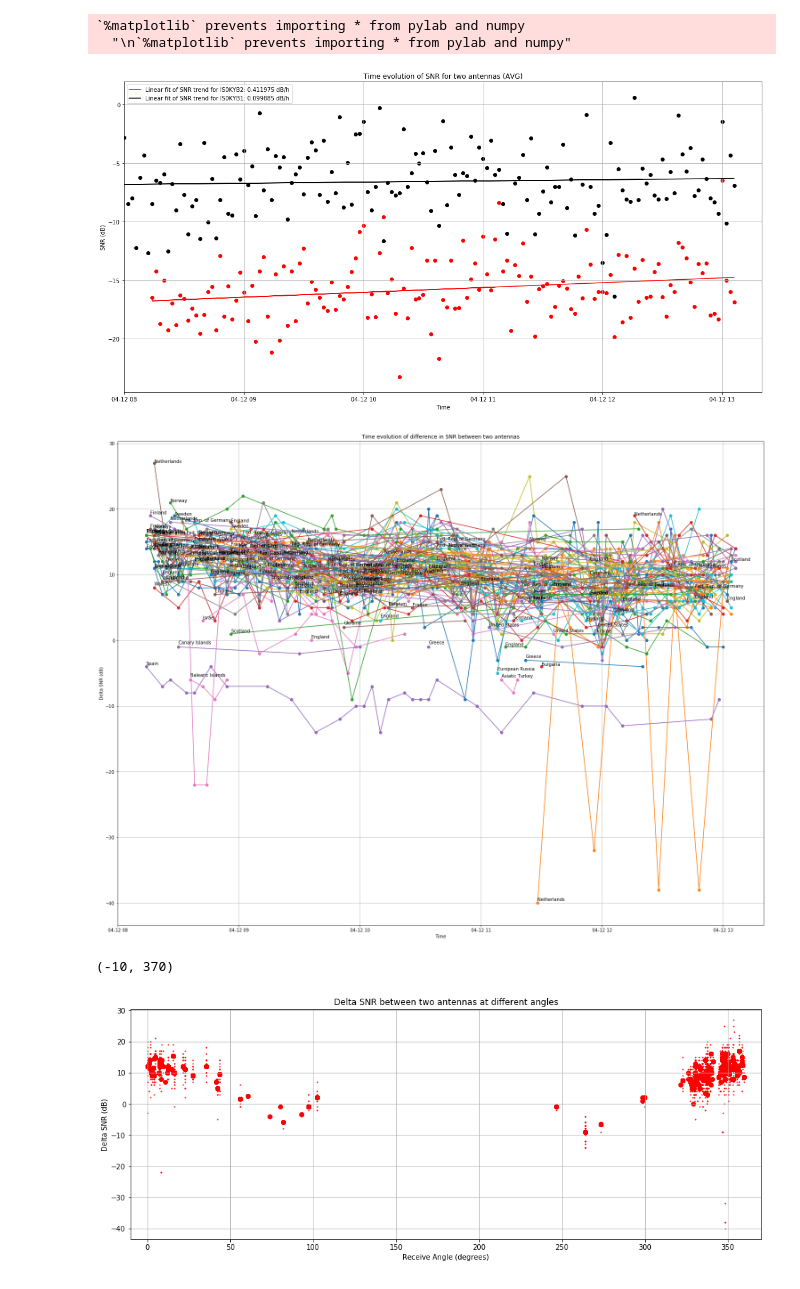
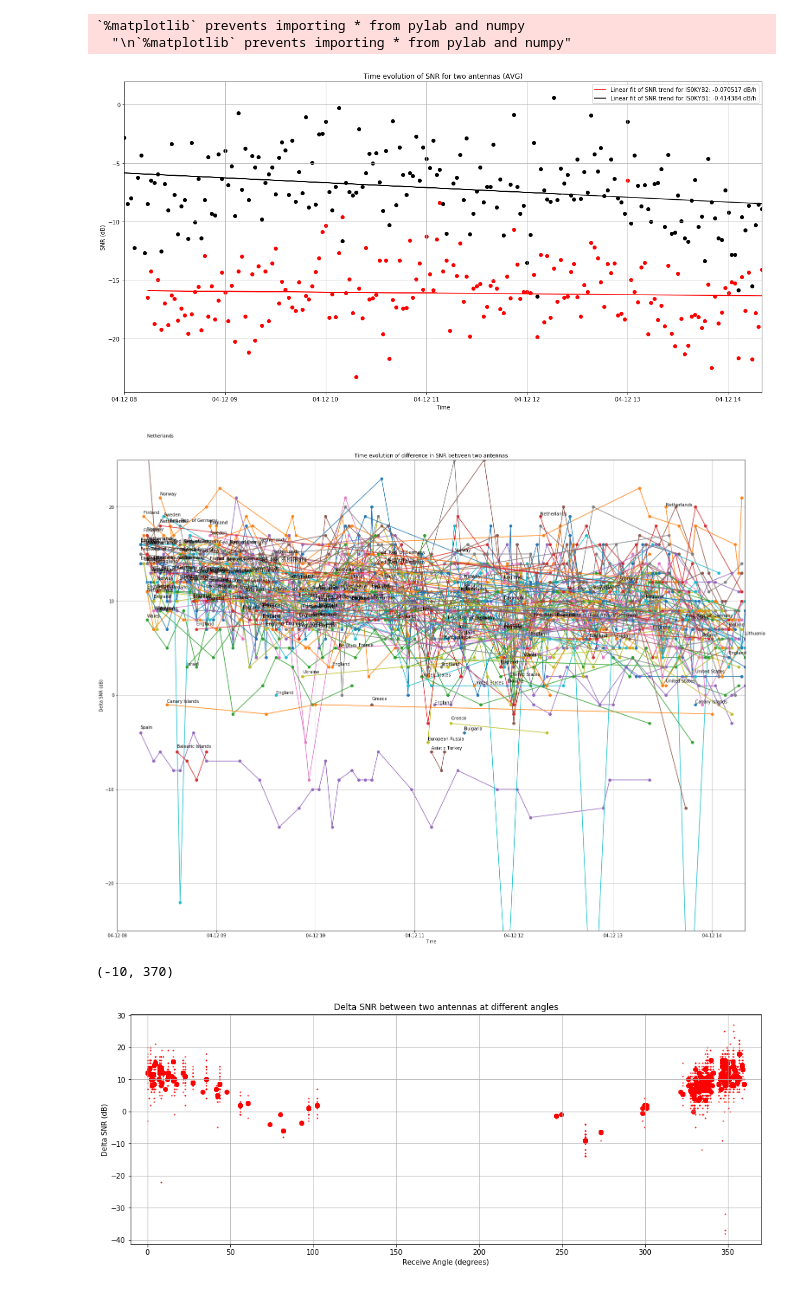
Before and after one commit to iu3qez/APET, a Jupyter notebook: WSPR_Antenna_Pattern.ipynb, the cells around one changed output. Saved outputs shown, nothing was run; the diff lists cells and outputs as text; code cells hidden in the pictures.

```diff
--- a/WSPR_Antenna_Pattern.ipynb
+++ b/WSPR_Antenna_Pattern.ipynb
@@ -65,12 +65,10 @@ print ("Today Sunset: %s" % today_ss)
 print ("*"*50)
 
 timestamp_start = get_unixtime("2019-04-12 08:00") # Filter spots earlier than this (UTC!)
-timestamp_stop = get_unixtime("2019-04-12 13:20") # Filter any spot later than this
+timestamp_stop = get_unixtime("2019-04-12 14:20") # Filter any spot later than this
 
-use_symmetry = False # use this flag to enrich data from one angle also for angle+180 STILL BUGGY DO NOT USE! Leave it to False
-
-antenna_rotation_time = get_unixtime("2019-04-10 15:40") # ignore this, experimental feature
-angle_offset = -90.
+#antenna_rotation_time = get_unixtime("2019-04-10 15:40") # ignore this, experimental feature
+#angle_offset = -90.
 
 # download and parse data from WSPR db
 contents = []
@@ -101,7 +99,7 @@ snr_dict = get_snr_bycall(callsign_sorted_byspots, data_bycallsign_dict, timesta
 
 plot_avg_snr(data_bycallsign_dict, timestamp_start, timestamp_stop, reporter_list)
 # %% [output]
-[figure, old version]
+[figure, new version]
 # %%
 # compute the common parts (wrt reporters) of timeseries (return timestamps for both reporters)
 
@@ -111,30 +109,34 @@ common_ts_bycall = data_by_callsign_common(data_bycallsign_dict, reporter_list)
 
 deltasnr_dict = get_deltasnr_bycall(callsign_sorted_byspots, data_bycallsign_dict, timestamp_start, timestamp_stop, antenna_rotation_time, reporter_list, common_ts_bycall, rx_offset, topn=-1, plot_flag=True, country=True)
 # %% [output]
-[figure, old version]
+[figure, new version]
 # %%
 # Scatter plot of the difference in dB between the two antennas
 
 plt.figure(figsize=(16,6))
 for call in deltasnr_dict:
     deltasnr_list = deltasnr_dict[call]
-    az_list1 = [haversine(*loc2coords(reporter_loc), *coord_dict[call] )[1] for el in deltasnr_list[0] if el >= antenna_rotation_time]
-    az_list2 = [(haversine(*loc2coords(reporter_loc), *coord_dict[call] )[1] + angle_offset) for el in deltasnr_list[0] if el < antenna_rotation_time]
-    deltasnr_list1 = [deltasnr_list[1][i] for i, el in enumerate(deltasnr_list[0]) if el >= antenna_rotation_time]
-    deltasnr_list2 = [deltasnr_list[1][i] for i, el in enumerate(deltasnr_list[0]) if el < antenna_rotation_time]
+
+    az_list1 = [haversine(*loc2coords(reporter_loc), *coord_dict[call] )[1] for el in deltasnr_list[0]]
+    deltasnr_list1 = [deltasnr_list[1][i] for i, el in enumerate(deltasnr_list[0])]
+
+    #az_list1 = [haversine(*loc2coords(reporter_loc), *coord_dict[call] )[1] for el in deltasnr_list[0] if el >= antenna_rotation_time]
+    #az_list2 = [(haversine(*loc2coords(reporter_loc), *coord_dict[call] )[1] + angle_offset) for el in deltasnr_list[0] if el < antenna_rotation_time]
+    #deltasnr_list1 = [deltasnr_list[1][i] for i, el in enumerate(deltasnr_list[0]) if el >= antenna_rotation_time]
+    #deltasnr_list2 = [deltasnr_list[1][i] for i, el in enumerate(deltasnr_list[0]) if el < antenna_rotation_time]
 
     plt.scatter(az_list1, deltasnr_list1, s=1, c="r")
     plt.scatter(az_list1, [np.median(deltasnr_list1) for _ in az_list1], c="r") #, yerr=[0.0*np.var(deltasnr_list1)  for _ in az_list1], fmt='o')
-    plt.scatter(az_list2, deltasnr_list2, s=1, c="b")
-    plt.scatter(az_list2, [np.median(deltasnr_list2) for _ in az_list2], c="b") #, yerr=[0.0*np.var(deltasnr_list2)  for _ in az_list2], fmt='o')
+    #plt.scatter(az_list2, deltasnr_list2, s=1, c="b")
+    #plt.scatter(az_list2, [np.median(deltasnr_list2) for _ in az_list2], c="b") #, yerr=[0.0*np.var(deltasnr_list2)  for _ in az_list2], fmt='o')
 plt.grid()
 plt.title("Delta SNR between two antennas at different angles")
 plt.xlabel("Receive Angle (degrees)")
 plt.ylabel("Delta SNR (dB)")
 plt.xlim(-10,370)
 # %% [output]
 (-10, 370)
-[figure, old version]
+[figure, new version]
 # %%
 # Polar scatter plot of the difference in dB between the two antennas
 
```
Also changed, not shown: parts of 3 cells of this notebook, 1 other file.
